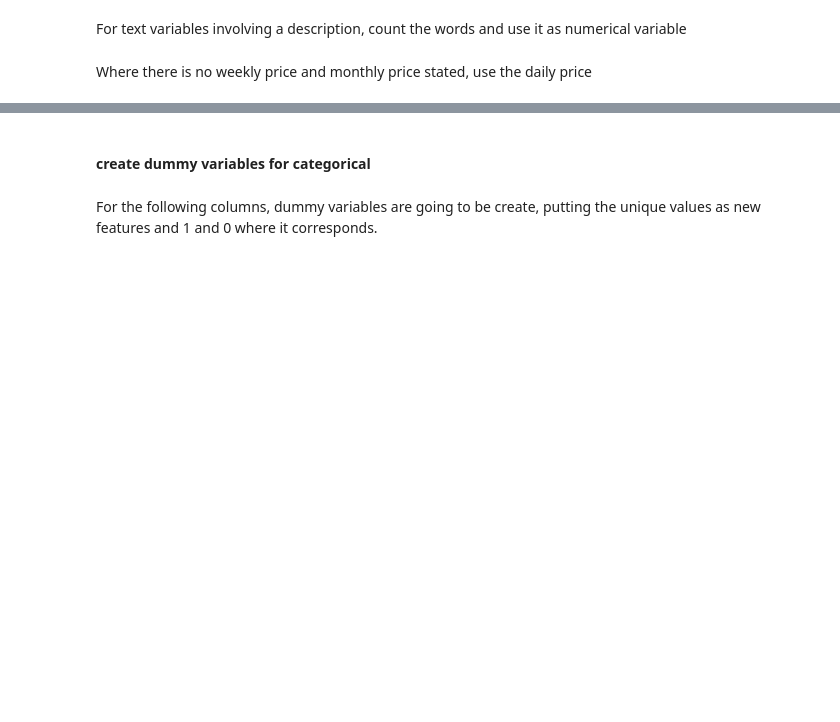
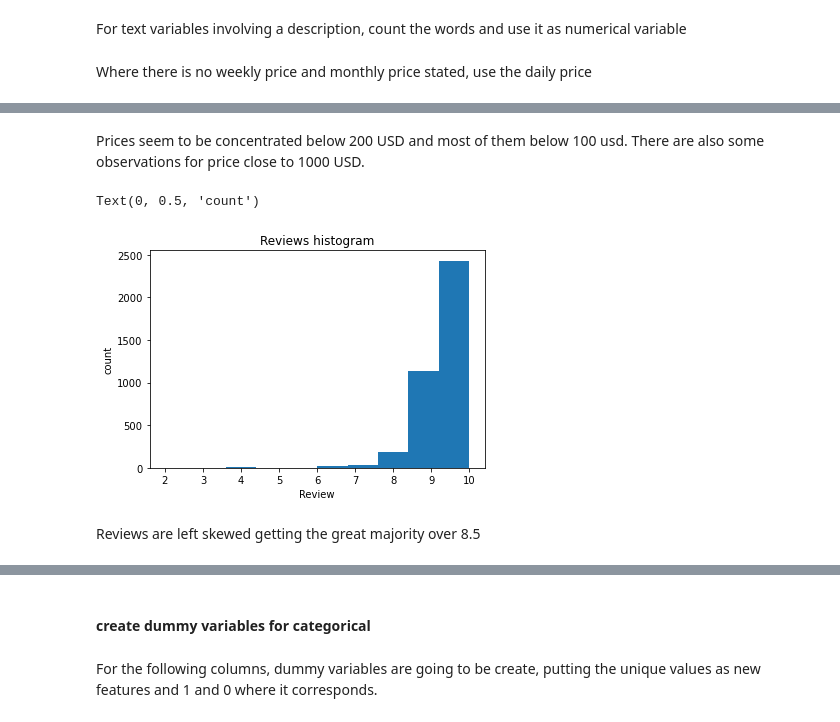
Before and after one commit to alejandrosierramartinez/airbnbseattledataset, a Jupyter notebook: seattle_AirBNB.ipynb, the cells around one changed output, grey strips where cells are left out. Cells and saved outputs as stored; diff of their text form; code cells hidden in the pictures; blank space fills up the shorter version.

```diff
--- a/seattle_AirBNB.ipynb
+++ b/seattle_AirBNB.ipynb
@@ -296,0 +359,13 @@ listings['monthly_price'] = listings.monthly_price.str.replace('$', '').str.repl
+# %% [markdown]
+Prices seem to be concentrated below 200 USD and most of them below 100 usd. There are also some observations for price close to 1000 USD.
+# %%
+#reviews histogram
+plt.hist(listings.review_scores_value)
+plt.title('Reviews histogram')
+plt.xlabel('Review')
+plt.ylabel('count')
+# %% [output]
+Text(0, 0.5, 'count')
+[figure, added]
+# %% [markdown]
+Reviews are left skewed getting the great majority over 8.5
```
Also changed, not shown: parts of 86 cells of this notebook.
